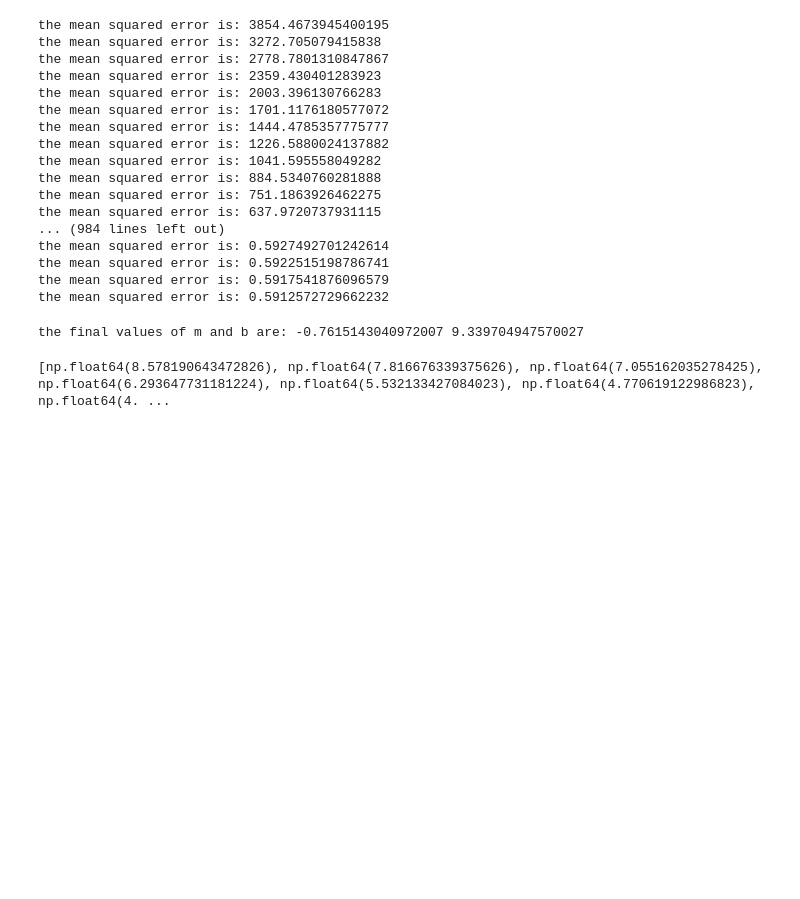
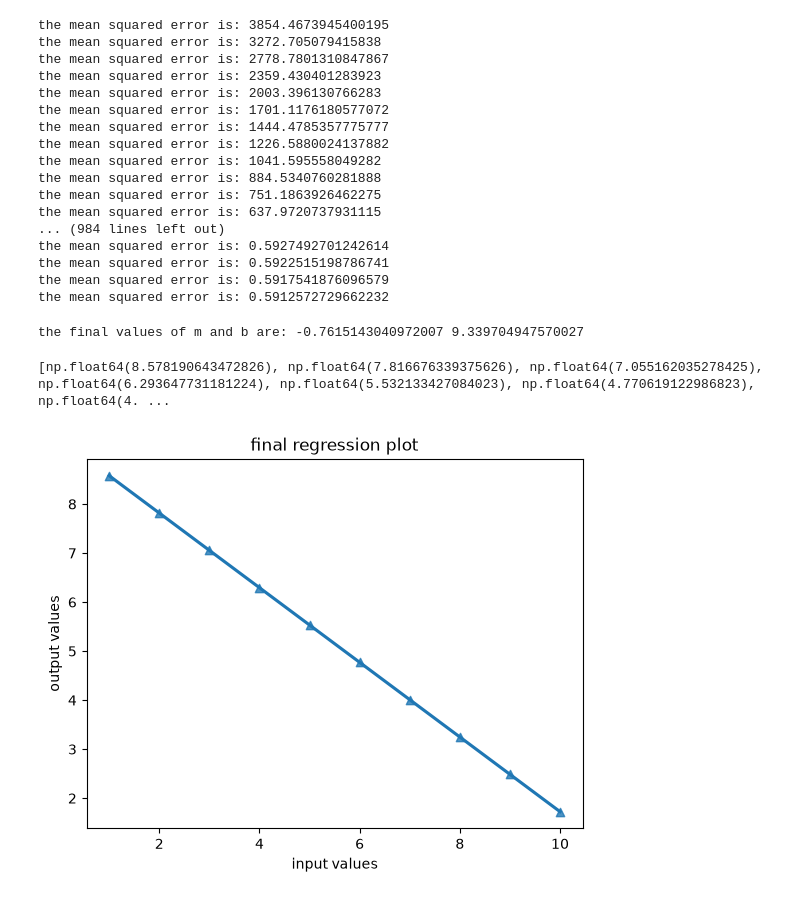
Before and after one commit to Asit-Sengar/Machine_Learning_foundations, a Jupyter notebook: Linear_Regression/linear_regression_from_scratch.ipynb, the cells around one changed output. Cells and saved outputs as stored; diff of their text form; code cells hidden in the pictures; blank space fills up the shorter version.

Commit message:
added final plot in latest file

```diff
--- a/Linear_Regression/linear_regression_from_scratch.ipynb
+++ b/Linear_Regression/linear_regression_from_scratch.ipynb
@@ -81,3 +81,16 @@ for i in range(len(input_array)):
 print(final_output)
 # %% [output]
 [np.float64(8.578190643472826), np.float64(7.816676339375626), np.float64(7.055162035278425), np.float64(6.293647731181224), np.float64(5.532133427084023), np.float64(4.770619122986823), np.float64(4. ...
+# %%
+sns.regplot(
+    x = input_array,
+    y = final_output,
+    ci = None,
+    marker = "^"
+)
+plt.xlabel("input values")
+plt.ylabel("output values")
+plt.title("final regression plot")
+plt.show()
+# %% [output]
+[figure, added]
```
